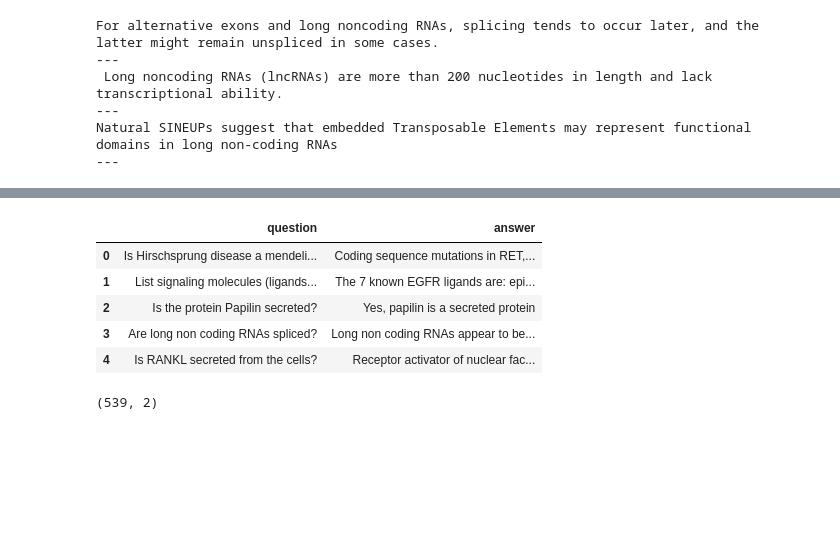
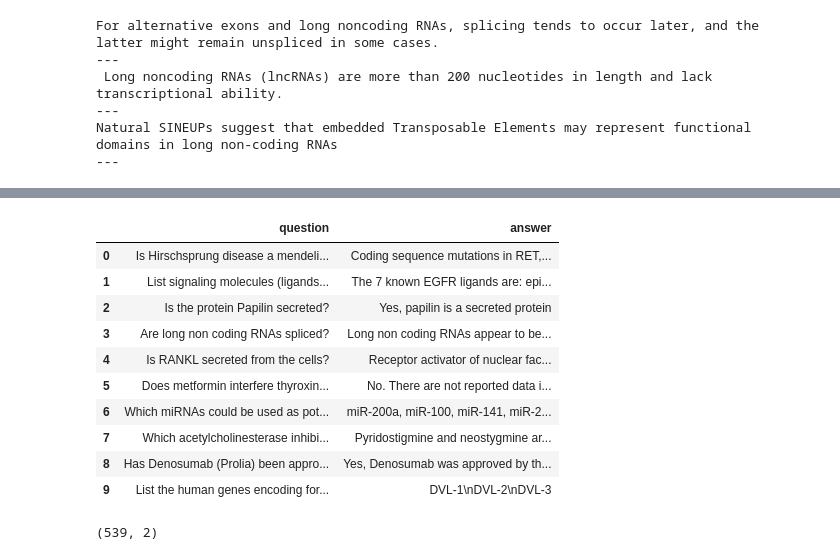
Before and after one commit to Popescu-PfeifferMarc/ir-bioasq, a Jupyter notebook: bioasq_project_with_vectorDB.ipynb, the cells around one changed output, grey strips where cells are left out. Drawn from its saved outputs; the diff is of its cells as text; code cells hidden in the pictures; blank space fills up the shorter version.

```diff
--- a/bioasq_project_with_vectorDB.ipynb
+++ b/bioasq_project_with_vectorDB.ipynb
@@ -260,19 +250,24 @@ Natural SINEUPs suggest that embedded Transposable Elements may represent functi
 # %%
 questions_and_answers = []
 
 for q in data_dict['questions']:
   questions_and_answers.append(dict(question=q['body'],
                                     answer=q['ideal_answer'][0]))
 
 qna_df = pd.DataFrame(questions_and_answers)
-qna_df.head()
+qna_df.head(10)
 # %% [output]
 |  | question | answer |
 | 0 | Is Hirschsprung disease a mendeli... | Coding sequence mutations in RET,... |
 | 1 | List signaling molecules (ligands... | The 7 known EGFR ligands are: epi... |
 | 2 | Is the protein Papilin secreted? | Yes, papilin is a secreted protein |
 | 3 | Are long non coding RNAs spliced? | Long non coding RNAs appear to be... |
 | 4 | Is RANKL secreted from the cells? | Receptor activator of nuclear fac... |
+| 5 | Does metformin interfere thyroxin... | No. There are not reported data i... |
+| 6 | Which miRNAs could be used as pot... | miR-200a, miR-100, miR-141, miR-2... |
+| 7 | Which acetylcholinesterase inhibi... | Pyridostigmine and neostygmine ar... |
+| 8 | Has Denosumab (Prolia) been appro... | Yes, Denosumab was approved by th... |
+| 9 | List the human genes encoding for... | DVL-1\nDVL-2\nDVL-3 |
 # %%
 valid_df = qna_df.sample(frac=0.1, random_state=42)
 valid_df.shape
```
Also changed, not shown: parts of 32 cells of this notebook.
